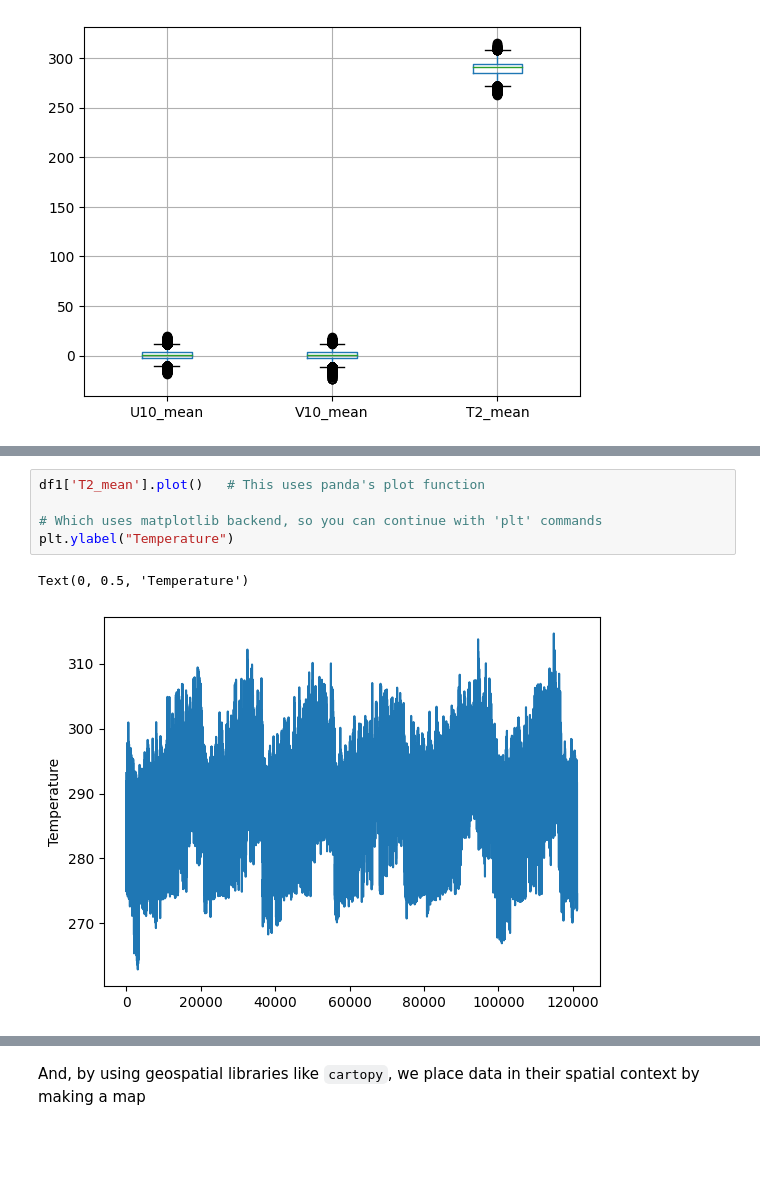
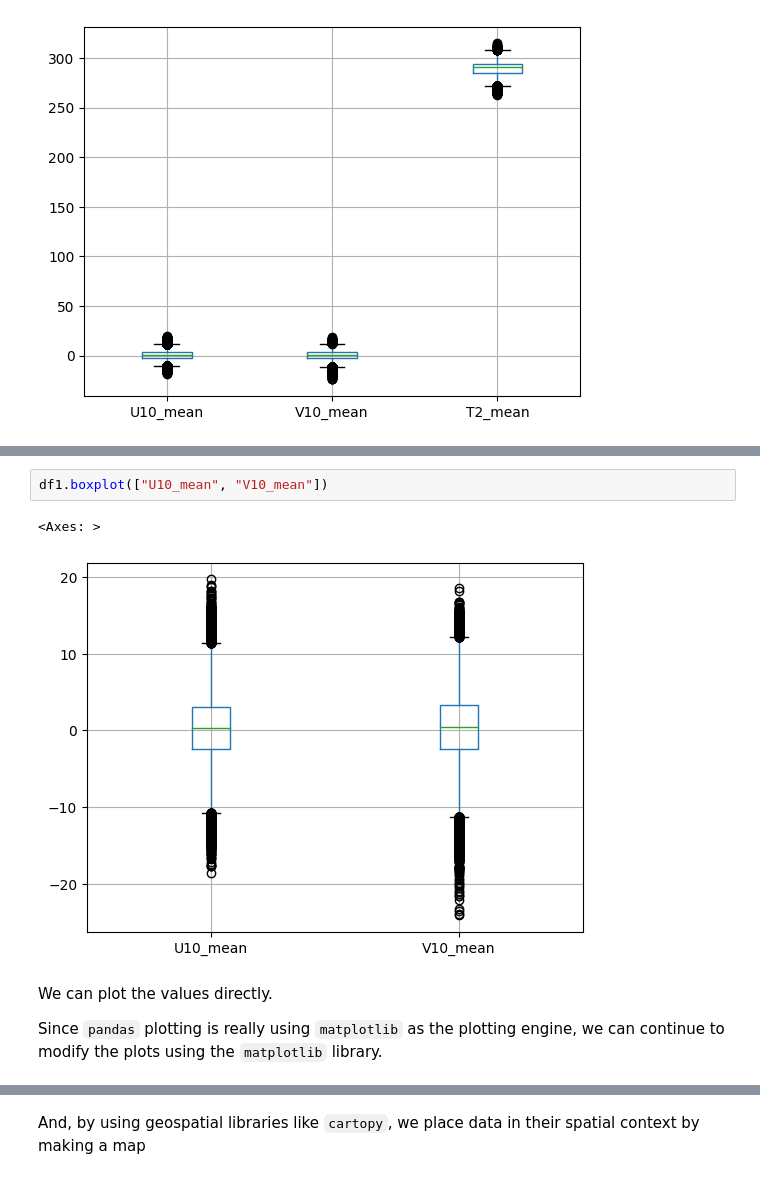
Before and after one commit to ekrell/ams_ai_shortcourse_2024, a Jupyter notebook: modules/preprocessing_exploring.ipynb, the cells around one changed output, grey strips where cells are left out. Saved outputs shown, nothing was run; the diff lists cells and outputs as text; blank space fills up the shorter version.

```diff
--- a/modules/preprocessing_exploring.ipynb
+++ b/modules/preprocessing_exploring.ipynb
@@ -237,8 +226,9 @@ It's also easy to create a quick plot
-# %%
-df1['T2_mean'].plot()   # This uses panda's plot function
-
-# Which uses matplotlib backend, so you can continue with 'plt' commands
-plt.ylabel("Temperature")
-# %% [output]
-Text(0, 0.5, 'Temperature')
-[figure, removed]
+# %%
+df1.boxplot(["U10_mean", "V10_mean"])
+# %% [output]
+<Axes: >
+[figure, added]
+# %% [markdown]
+We can plot the values directly.
+
+Since `pandas` plotting is really using `matplotlib` as the plotting engine, we can continue to modify the plots using the `matplotlib` library.
```
Also changed, not shown: parts of 24 cells of this notebook.
